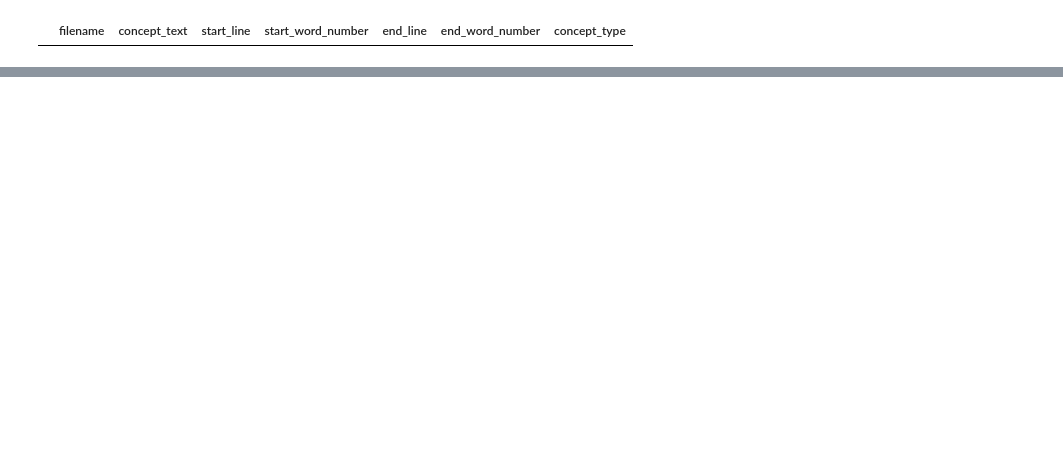
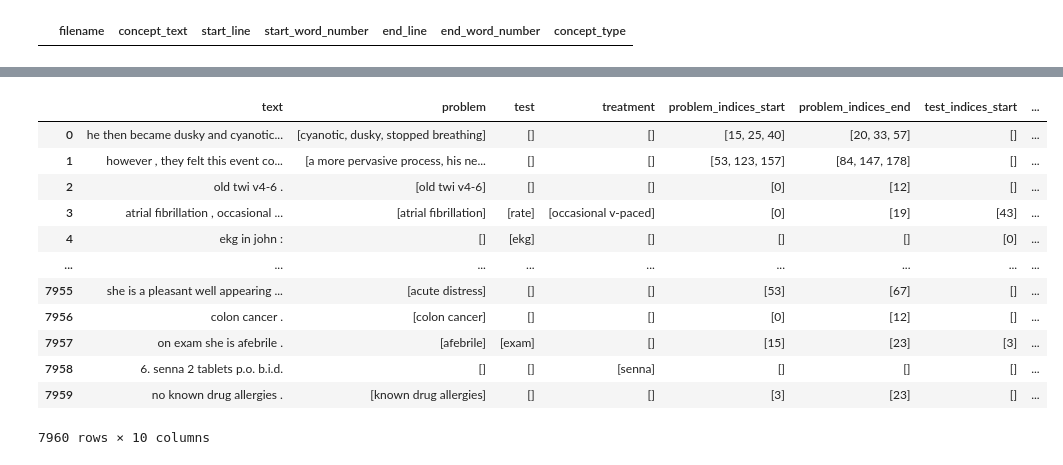
Before and after one commit to Mustapha-AJEGHRIR/medical_txt_parser, a Jupyter notebook: src/notebooks/concepts_ner.ipynb, the cells around one changed output, grey strips where cells are left out. Saved outputs shown, nothing was run; the diff lists cells and outputs as text; code cells hidden in the pictures; blank space fills up the shorter version.

```diff
--- a/src/notebooks/concepts_ner.ipynb
+++ b/src/notebooks/concepts_ner.ipynb
@@ -106,0 +192,25 @@ for i, row in concept_df.iterrows():
+# %%
+# since no spans overlap, we can sort to get 1:1 matched index spans
+# note that sets don't preserve insertion order
+
+preproc_df["problem_indices_start"] = preproc_df["problem_indices_start"].apply(list).apply(sorted)
+preproc_df["problem_indices_end"] = preproc_df["problem_indices_end"].apply(list).apply(sorted)
+preproc_df["test_indices_start"] = preproc_df["test_indices_start"].apply(list).apply(sorted)
+preproc_df["test_indices_end"] = preproc_df["test_indices_end"].apply(list).apply(sorted)
+preproc_df["treatment_indices_start"] = preproc_df["treatment_indices_start"].apply(list).apply(sorted)
+preproc_df["treatment_indices_end"] = preproc_df["treatment_indices_end"].apply(list).apply(sorted)
+preproc_df
+# %% [output]
+|  | text | problem | test | treatment | problem_indices_start | problem_indices_end | test_indices_start | ... |
+| 0 | he then became dusky and cyanotic... | [cyanotic, dusky, stopped breathing] | [] | [] | [15, 25, 40] | [20, 33, 57] | [] | ... |
+| 1 | however , they felt this event co... | [a more pervasive process, his ne... | [] | [] | [53, 123, 157] | [84, 147, 178] | [] | ... |
+| 2 | old twi v4-6 . | [old twi v4-6] | [] | [] | [0] | [12] | [] | ... |
+| 3 | atrial fibrillation , occasional ... | [atrial fibrillation] | [rate] | [occasional v-paced] | [0] | [19] | [43] | ... |
+| 4 | ekg in john : | [] | [ekg] | [] | [] | [] | [0] | ... |
+| ... | ... | ... | ... | ... | ... | ... | ... | ... |
+| 7955 | she is a pleasant well appearing ... | [acute distress] | [] | [] | [53] | [67] | [] | ... |
+| 7956 | colon cancer . | [colon cancer] | [] | [] | [0] | [12] | [] | ... |
+| 7957 | on exam she is afebrile . | [afebrile] | [exam] | [] | [15] | [23] | [3] | ... |
+| 7958 | 6. senna 2 tablets p.o. b.i.d. | [] | [] | [senna] | [] | [] | [] | ... |
+| 7959 | no known drug allergies . | [known drug allergies] | [] | [] | [3] | [23] | [] | ... |
+7960 rows × 10 columns
```
Also changed, not shown: parts of 32 cells of this notebook, 1 other file.
